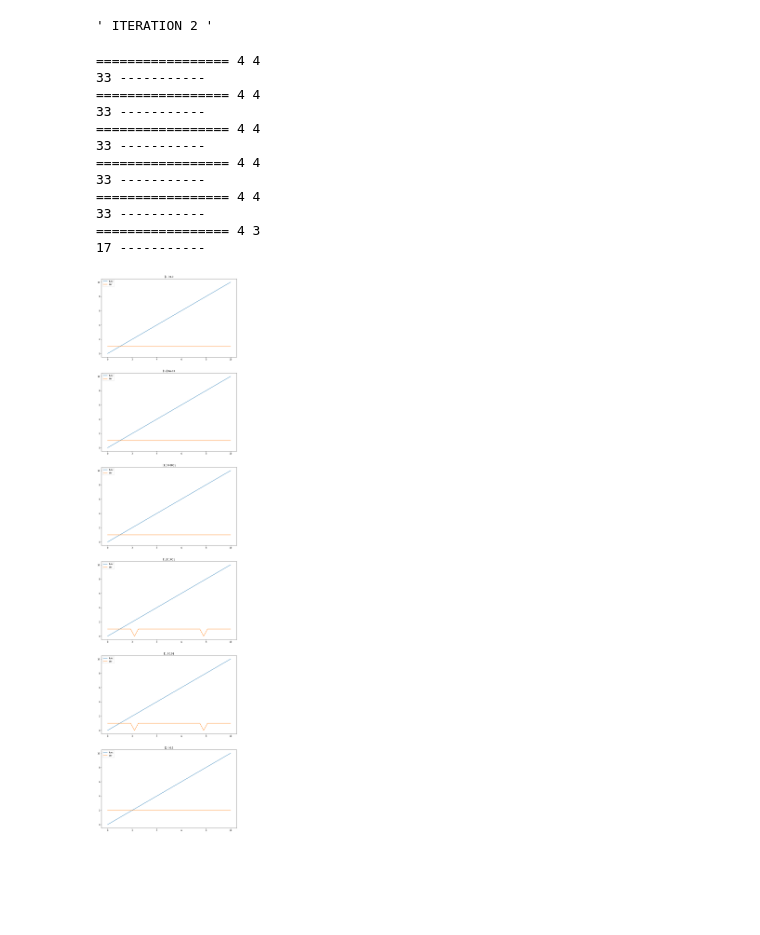
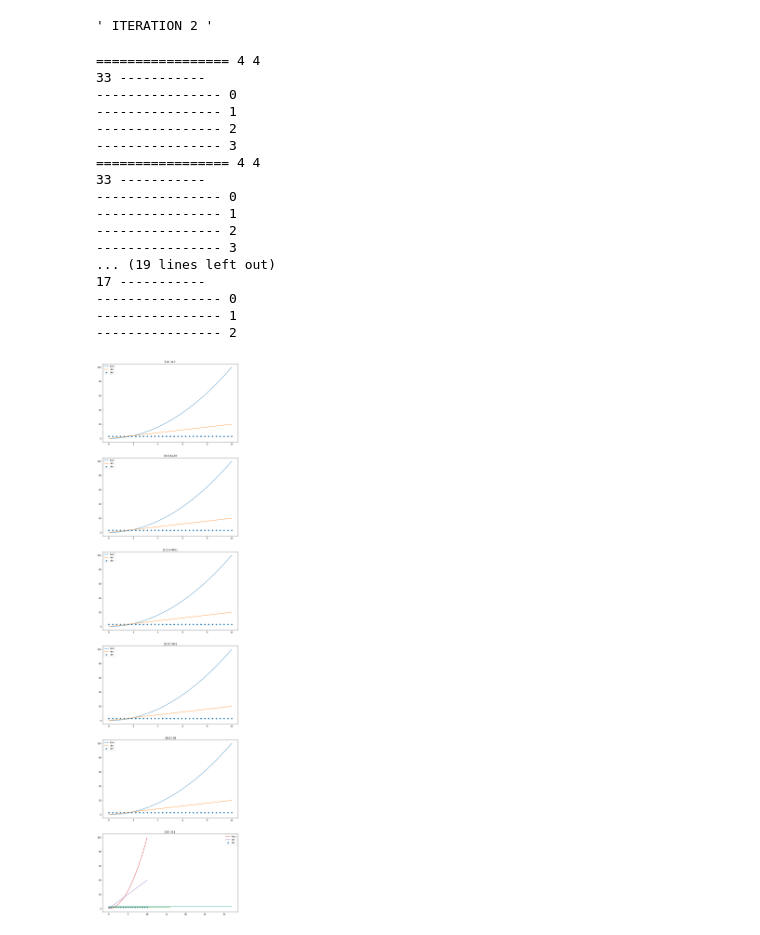
Before and after one commit to RedShift51/wavelets, a Jupyter notebook: wavelets_new.ipynb, the cells around one changed output. Cells and saved outputs as stored; diff of their text form; code cells hidden in the pictures; blank space fills up the shorter version.

```diff
--- a/wavelets_new.ipynb
+++ b/wavelets_new.ipynb
@@ -782,7 +782,7 @@ def calc_der(y_, L, jlvl, order_p, order_u, h, der_order, eps0):
     """
     F, dF, d2F = calc_deriv_m(copy.deepcopy(y_out), L_n, L_n1, \
                             j_df, jlvl_new, order, h, der_order)
-    return F, dF, d2F
+    return F, dF, d2F, j_dfd
 # %%
 x_ = np.arange(0., 10.001, 10./ 4095.)
 func = lambda x: (np.sin(100.*x)*0. + \
@@ -1283,7 +1325,7 @@ def calculations(y_, L, jlvl, order_p, order_u, der_order, eps0, \
                 j_df, jlvl_new, order, h, der_order, to_be_calc)
     #plt.plot(x_out, F)
     #1/0
-    return F, dF, d2F, L_n1, x_out
+    return F, dF, d2F, L_n1, x_out, j_df
 # %%
 jlvl = 4
 m = 4
@@ -1292,7 +1334,7 @@ x_ = np.linspace(0, 10, m * 2**(jlvl-1) + 1)
 #x_ = np.arange(0., 10.001, 10./ (m * 2**(jlvl-1)))
 
 func = lambda x: np.exp(- 5. * ((x-5.)**2) ).astype(np.float64)
-func_diff = lambda x: x
+func_diff = lambda x: x*x
 
 y0_ = func(x_).astype(np.float64)
 y_ = copy.deepcopy(y0_)
@@ -1304,39 +1346,47 @@ der_order=3
 L = np.ones((len(y_),), dtype=bool)
 ende_ = 1+8*2.**(jlvl-2)
 h = 10. / (ende_-ende_%2)
 errs_1 = []
 
 fig, axs = plt.subplots(6, figsize=(12,50))
 for e0,eps in enumerate([0., 0.00001, 0.0001, 0.001, 0.01, 0.1]):
+    #for e0,eps in enumerate([0.1]):
     #for eps in [0.01, 0.1]:
     eps0 = np.max(np.abs(y_)) * eps
 
     #axs[e0].plot(np.arange(len(y_)), np.abs(y_) > eps0, label="init")
-    y, df, d2f, Ld, x_out = calculations(y_, L, jlvl, order_p, order_u, \
+    y, df, d2f, Ld, x_out, j_df = calculations(y_, L, jlvl, order_p, order_u, \
                           der_order, eps0, func_diff, \
                               copy.deepcopy(x_))
     axs[e0].plot(x_out[Ld==True], y[Ld==True], label="func")#[Ld==True])
     axs[e0].plot(x_out[Ld==True], df[Ld==True], label="der")#[Ld==True])
+    axs[e0].scatter(x_out[Ld==True], j_df[Ld==True], label="der")
+
     #axs[e0].plot(Ld)
     #print("uni", np.unique(df[int(len(df)/2)]))
     axs[e0].set_title(str(np.unique(df[int(len(df)/2)])) + " " + str(eps))
 
     #plt.plot(d2f)
     #plt.ylim(-0.1, 3)
     #plt.show()
     axs[e0].legend()
 plt.savefig("/home/alex/derivative.pdf")
 # %% [output]
 ================= 4 4
 33 -----------
+---------------- 0
+---------------- 1
+---------------- 2
+---------------- 3
 ================= 4 4
 33 -----------
-================= 4 4
-33 -----------
-================= 4 4
-33 -----------
-================= 4 4
-33 -----------
-================= 4 3
+---------------- 0
+---------------- 1
+---------------- 2
+---------------- 3
+... (19 lines left out)
 17 -----------
+---------------- 0
+---------------- 1
+---------------- 2
-[figure, old version]
+[figure, new version]
```
Also changed, not shown: parts of 1 cell of this notebook.
